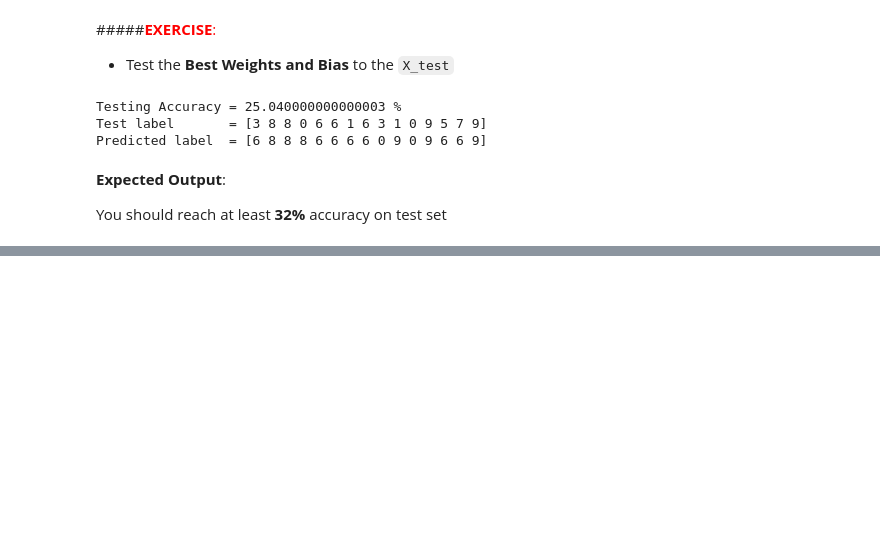
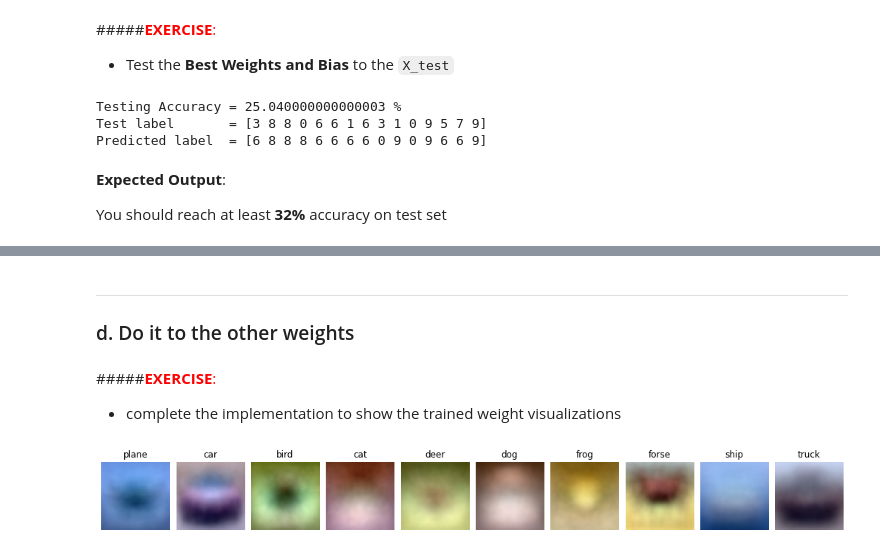
Before and after one commit to zaza-ipynb/OpenCV, a Jupyter notebook: Linear Classifier - CV (Hands-on Lab).ipynb, the cells around one changed output, grey strips where cells are left out. Drawn from its saved outputs; the diff is of its cells as text; code cells hidden in the pictures; blank space fills up the shorter version.

```diff
--- a/Linear Classifier - CV (Hands-on Lab).ipynb
+++ b/Linear Classifier - CV (Hands-on Lab).ipynb
@@ -859,0 +915,26 @@ You should reach at least  **32%** accuracy on test set
+# %% [markdown]
+---
+### d. Do it to the other weights
+# %% [markdown]
+#####<font color='red'>**EXERCISE**: </font>
+* complete the implementation to show the trained weight visualizations
+# %%
+fig, ax = plt.subplots(1,10,figsize=(18,5))
+fig.subplots_adjust(hspace=0.1, wspace=0.1)
+for i in range(0, 10):
+    # get the i-th weight from best_W
+    w = best_W[:,i]
+
+    # normalize the weight (see previous example)
+    w = scaler.fit_transform(w.reshape(-1, 1))
+
+    # reshape the weight
+    w = np.reshape(w,(32,32,3))
+
+
+    ax[i].imshow(w)
+    ax[i].axis('off')
+    ax[i].set_title(classes[i])
+plt.show()
+# %% [output]
+[figure, added]
```
Also changed, not shown: parts of 10 cells of this notebook.
